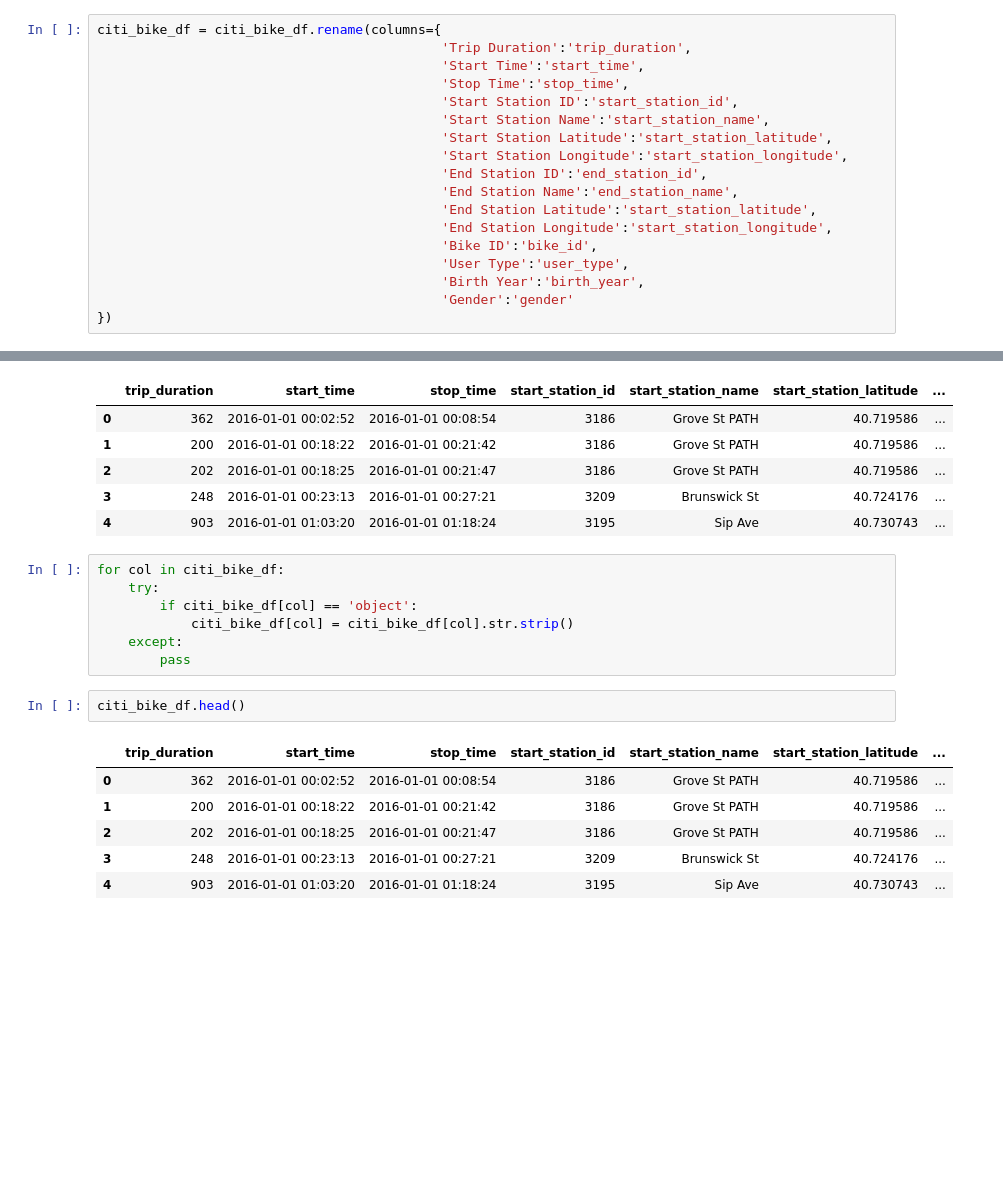
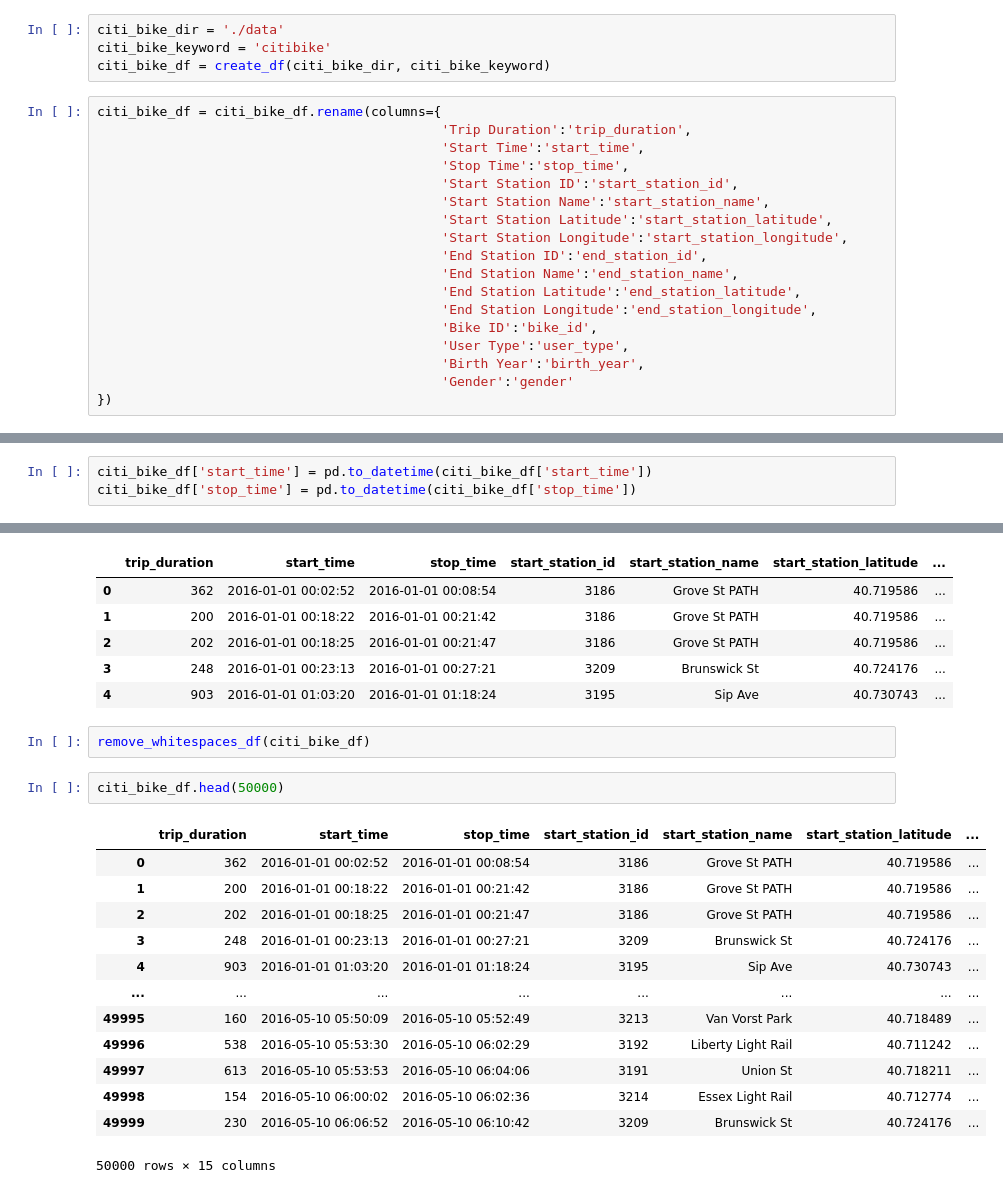
Before and after one commit to sebasgw/bike-rental-starter-kit, a Jupyter notebook: data_exploration.ipynb, the cells around one changed output, grey strips where cells are left out. Saved outputs shown, nothing was run; the diff lists cells and outputs as text; blank space fills up the shorter version.

```diff
--- a/data_exploration.ipynb
+++ b/data_exploration.ipynb
@@ -21,3 +28,7 @@ citi_bike_df = pd.concat(files, ignore_index=True)
+# %%
+citi_bike_dir = './data'
+citi_bike_keyword = 'citibike'
+citi_bike_df = create_df(citi_bike_dir, citi_bike_keyword)
 # %%
 citi_bike_df = citi_bike_df.rename(columns={
                                             'Trip Duration':'trip_duration',
@@ -29,8 +40,8 @@ citi_bike_df = citi_bike_df.rename(columns={
                                             'Start Station Longitude':'start_station_longitude',
                                             'End Station ID':'end_station_id',
                                             'End Station Name':'end_station_name',
-                                            'End Station Latitude':'start_station_latitude',
-                                            'End Station Longitude':'start_station_longitude',
+                                            'End Station Latitude':'end_station_latitude',
+                                            'End Station Longitude':'end_station_longitude',
                                             'Bike ID':'bike_id',
                                             'User Type':'user_type',
                                             'Birth Year':'birth_year',
@@ -65,3 +83,6 @@ Data columns (total 15 columns):
  14  gender                   247584 non-null  int64
 dtypes: float64(5), int64(5), object(5)
 memory usage: 28.3+ MB
+# %%
+citi_bike_df['start_time'] = pd.to_datetime(citi_bike_df['start_time'])
+citi_bike_df['stop_time'] = pd.to_datetime(citi_bike_df['stop_time'])
@@ -158,18 +188,20 @@ citi_bike_df.head()
 | 3 | 248 | 2016-01-01 00:23:13 | 2016-01-01 00:27:21 | 3209 | Brunswick St | 40.724176 | ... |
 | 4 | 903 | 2016-01-01 01:03:20 | 2016-01-01 01:18:24 | 3195 | Sip Ave | 40.730743 | ... |
 # %%
-for col in citi_bike_df:
-    try:
-        if citi_bike_df[col] == 'object':
-            citi_bike_df[col] = citi_bike_df[col].str.strip()
-    except:
-        pass
+remove_whitespaces_df(citi_bike_df)
 # %%
-citi_bike_df.head()
+citi_bike_df.head(50000)
 # %% [output]
 |  | trip_duration | start_time | stop_time | start_station_id | start_station_name | start_station_latitude | ... |
 | 0 | 362 | 2016-01-01 00:02:52 | 2016-01-01 00:08:54 | 3186 | Grove St PATH | 40.719586 | ... |
 | 1 | 200 | 2016-01-01 00:18:22 | 2016-01-01 00:21:42 | 3186 | Grove St PATH | 40.719586 | ... |
 | 2 | 202 | 2016-01-01 00:18:25 | 2016-01-01 00:21:47 | 3186 | Grove St PATH | 40.719586 | ... |
 | 3 | 248 | 2016-01-01 00:23:13 | 2016-01-01 00:27:21 | 3209 | Brunswick St | 40.724176 | ... |
 | 4 | 903 | 2016-01-01 01:03:20 | 2016-01-01 01:18:24 | 3195 | Sip Ave | 40.730743 | ... |
+| ... | ... | ... | ... | ... | ... | ... | ... |
+| 49995 | 160 | 2016-05-10 05:50:09 | 2016-05-10 05:52:49 | 3213 | Van Vorst Park | 40.718489 | ... |
+| 49996 | 538 | 2016-05-10 05:53:30 | 2016-05-10 06:02:29 | 3192 | Liberty Light Rail | 40.711242 | ... |
+| 49997 | 613 | 2016-05-10 05:53:53 | 2016-05-10 06:04:06 | 3191 | Union St | 40.718211 | ... |
+| 49998 | 154 | 2016-05-10 06:00:02 | 2016-05-10 06:02:36 | 3214 | Essex Light Rail | 40.712774 | ... |
+| 49999 | 230 | 2016-05-10 06:06:52 | 2016-05-10 06:10:42 | 3209 | Brunswick St | 40.724176 | ... |
+50000 rows × 15 columns
```
Also changed, not shown: parts of 29 cells of this notebook.
